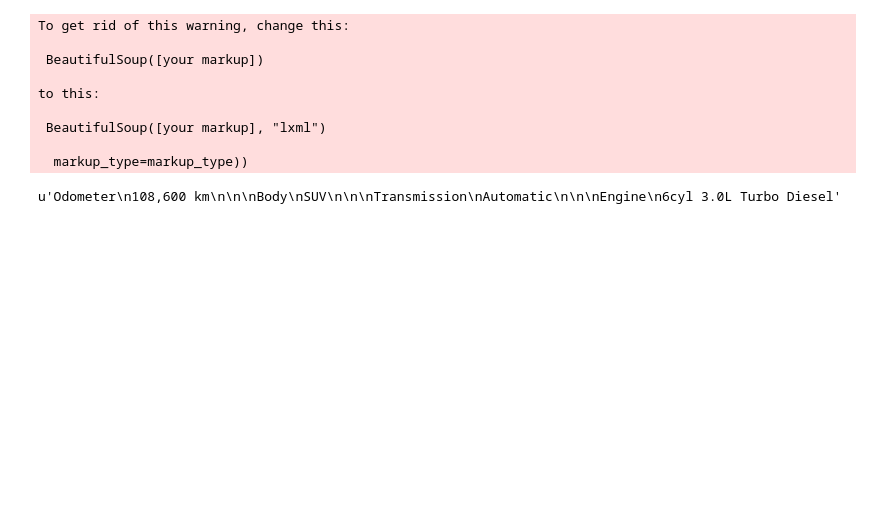
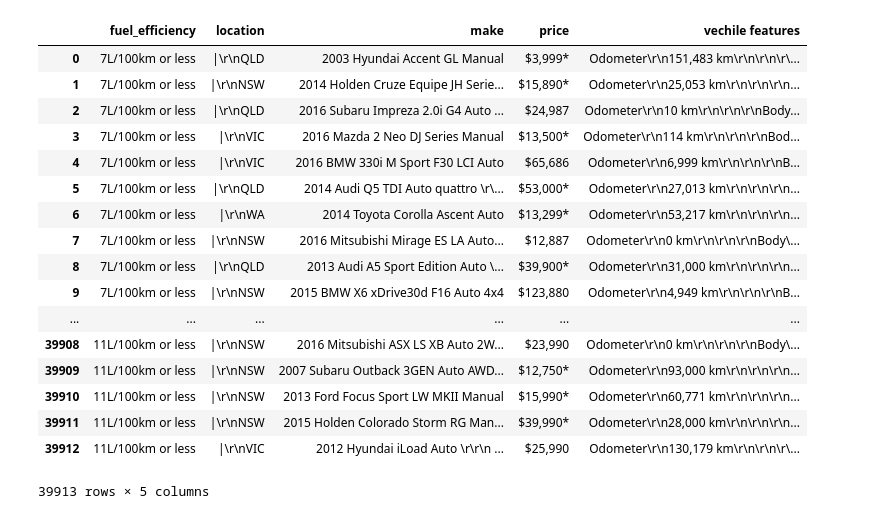
Before and after one commit to epkuznetsova/capstone_project_carsales, a Jupyter notebook: carsales.ipynb, the cells around one changed output. Cells and saved outputs as stored; diff of their text form; code cells hidden in the pictures; blank space fills up the shorter version.

Commit message:
scraped 40K cars, data cleaned and feature columns selected

```diff
--- a/carsales.ipynb
+++ b/carsales.ipynb
@@ -36,5 +28,6 @@ http://www.carsales.com.au/cars/results?q=%28And.Service.Carsales._.State.New%20
 # %%
-url_template = "http://www.carsales.com.au/car/{}/?WT.z_srchsrcx=makemodel"
+url_template = "http://www.carsales.com.au/cars/results?q=%28And.Service.Carsales._.FuelEconomy.{}.%29&WT.z_srchsrcx=makemodel"
+#"http://www.carsales.com.au/car/{}/?WT.z_srchsrcx=makemodel"
 max_results_per_state = 1 # Set this to a high-value (5000) to generate more results.
 
 # Crawling more results, will also take much longer. First test your code on a small number of results and then expand.
@@ -42,8 +35,8 @@ max_results_per_state = 1 # Set this to a high-value (5000) to generate more res
 #city = elem.find('span', attrs={'itemprop':'addressLocality'}).getText()
 
 rows = []
-for state in set([ 'act-state', 'new-south-wales-state', 'northern-territory-state', 'queensland-state', 'western-australia-state', 'victoria-state', 'tasmania-state', 'south-australia-state', ]):
-    for start in range(1):
+for state in set([ '4L/100km or less', '5L/100km or less', '7L/100km or less', '9L/100km or less', '11L/100km or less', '11L/100km or more']):
+    for start in range(1000):
         r = requests.get(url_template.format(state, start))
         soup = BeautifulSoup(r.content)
         results = soup.findAll('div', { "class" : "listing-item n_margin-20 showcase " })
@@ -53,34 +46,28 @@ for state in set([ 'act-state', 'new-south-wales-state', 'northern-territory-sta
                 row['make'] = get_make_from_result(result)
                 row['price'] = get_price_from_result(result)
                 row['vechile features'] =get__vechile_from_result(result)
-                row['location'] = state
+                row['location'] = get_location_from_result(result)
+                row['fuel_efficiency'] = state
                 rows.append(row)
-
-#        r = requests.get(url_template.format(state, start))
-#        soup = BeautifulSoup(r.content)
-#        results = soup.findAll('a', { "class" : "distance-from-me ng-binding" })
-#        for result in results:
-#            if result:
-#                row = {}
-#                row['make'] = get_make_from_result(result)
-#                row['price'] = get_price_from_result(result)
-#                row['vechile features'] =get__vechile_from_result(result)
-#                row['location'] = state
-#                rows.append(row)
-
-#http://www.carsales.com.au/cars/results?q=%28And.Service.Carsales._.FuelEconomy.{}.%29&WT.z_srchsrcx=makemodel
-# %% [output]
-To get rid of this warning, change this:
-
- BeautifulSoup([your markup])
-
-to this:
-
- BeautifulSoup([your markup], "lxml")
-
-  markup_type=markup_type))
-# %%
-result = pd.DataFrame.from_records(rows)   # create a new data frame
-result['vechile features'][0]
-# %% [output]
-u'Odometer\n108,600 km\n\n\nBody\nSUV\n\n\nTransmission\nAutomatic\n\n\nEngine\n6cyl 3.0L Turbo Diesel'
+# %%
+result = pd.read_csv('cars_1000.csv', index_col=0)
+result
+# %% [output]
+|  | fuel_efficiency | location | make | price | vechile features |
+| 0 | 7L/100km or less | |\r\nQLD | 2003 Hyundai Accent GL Manual | $3,999* | Odometer\r\n151,483 km\r\n\r\n\r\... |
+| 1 | 7L/100km or less | |\r\nNSW | 2014 Holden Cruze Equipe JH Serie... | $15,890* | Odometer\r\n25,053 km\r\n\r\n\r\n... |
+| 2 | 7L/100km or less | |\r\nQLD | 2016 Subaru Impreza 2.0i G4 Auto ... | $24,987 | Odometer\r\n10 km\r\n\r\n\r\nBody... |
+| 3 | 7L/100km or less | |\r\nVIC | 2016 Mazda 2 Neo DJ Series Manual | $13,500* | Odometer\r\n114 km\r\n\r\n\r\nBod... |
+| 4 | 7L/100km or less | |\r\nVIC | 2016 BMW 330i M Sport F30 LCI Auto | $65,686 | Odometer\r\n6,999 km\r\n\r\n\r\nB... |
+| 5 | 7L/100km or less | |\r\nQLD | 2014 Audi Q5 TDI Auto quattro \r\... | $53,000* | Odometer\r\n27,013 km\r\n\r\n\r\n... |
+| 6 | 7L/100km or less | |\r\nWA | 2014 Toyota Corolla Ascent Auto | $13,299* | Odometer\r\n53,217 km\r\n\r\n\r\n... |
+| 7 | 7L/100km or less | |\r\nNSW | 2016 Mitsubishi Mirage ES LA Auto... | $12,887 | Odometer\r\n0 km\r\n\r\n\r\nBody\... |
+| 8 | 7L/100km or less | |\r\nQLD | 2013 Audi A5 Sport Edition Auto \... | $39,900* | Odometer\r\n31,000 km\r\n\r\n\r\n... |
+| 9 | 7L/100km or less | |\r\nNSW | 2015 BMW X6 xDrive30d F16 Auto 4x4 | $123,880 | Odometer\r\n4,949 km\r\n\r\n\r\nB... |
+| ... | ... | ... | ... | ... | ... |
+| 39908 | 11L/100km or less | |\r\nNSW | 2016 Mitsubishi ASX LS XB Auto 2W... | $23,990 | Odometer\r\n0 km\r\n\r\n\r\nBody\... |
+| 39909 | 11L/100km or less | |\r\nNSW | 2007 Subaru Outback 3GEN Auto AWD... | $12,750* | Odometer\r\n93,000 km\r\n\r\n\r\n... |
+| 39910 | 11L/100km or less | |\r\nNSW | 2013 Ford Focus Sport LW MKII Manual | $15,990* | Odometer\r\n60,771 km\r\n\r\n\r\n... |
+| 39911 | 11L/100km or less | |\r\nNSW | 2015 Holden Colorado Storm RG Man... | $39,990* | Odometer\r\n28,000 km\r\n\r\n\r\n... |
+| 39912 | 11L/100km or less | |\r\nVIC | 2012 Hyundai iLoad Auto \r\r\n ... | $25,990 | Odometer\r\n130,179 km\r\n\r\n\r\... |
+39913 rows × 5 columns
```
Also changed, not shown: parts of 17 cells of this notebook.
